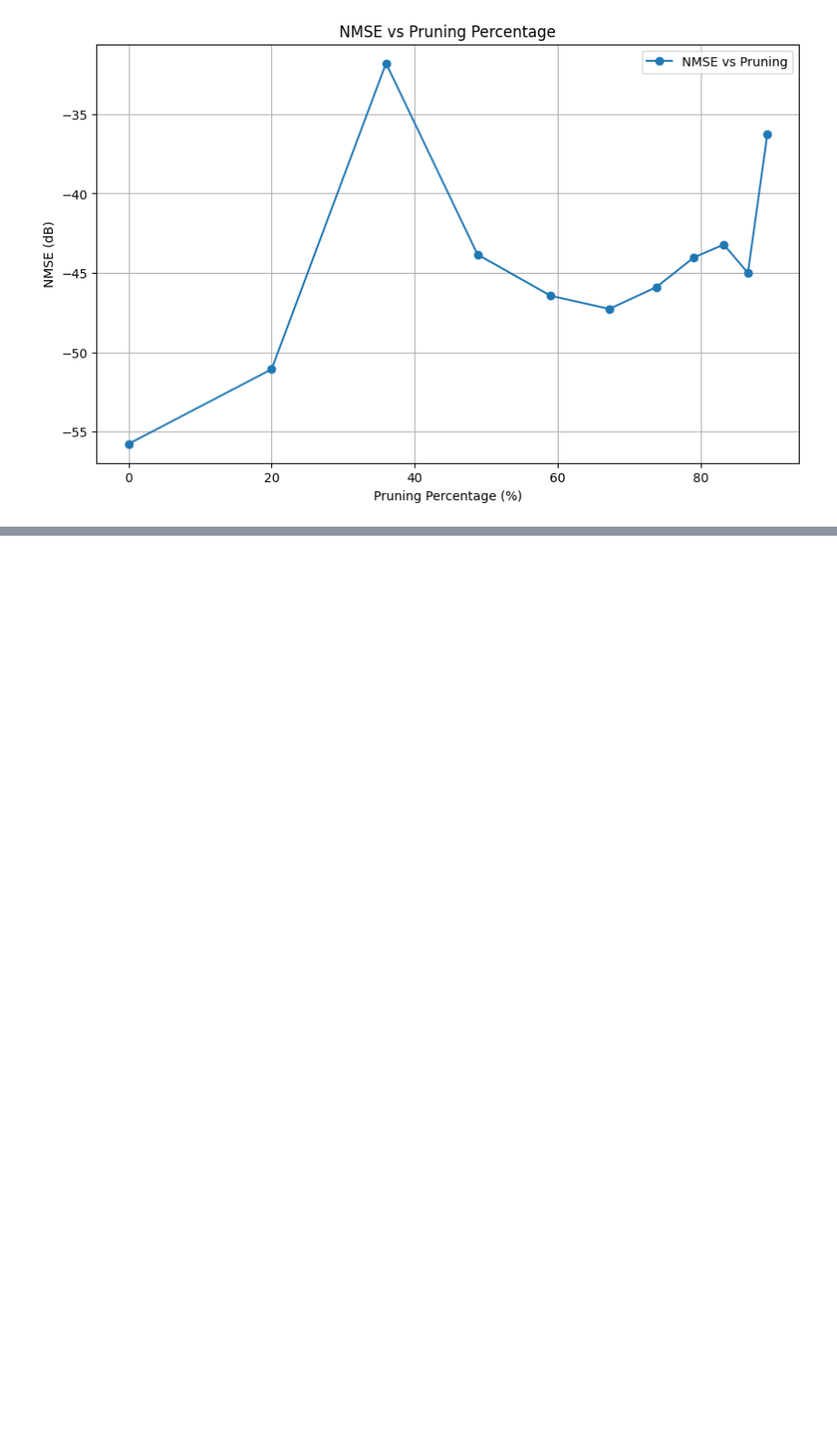
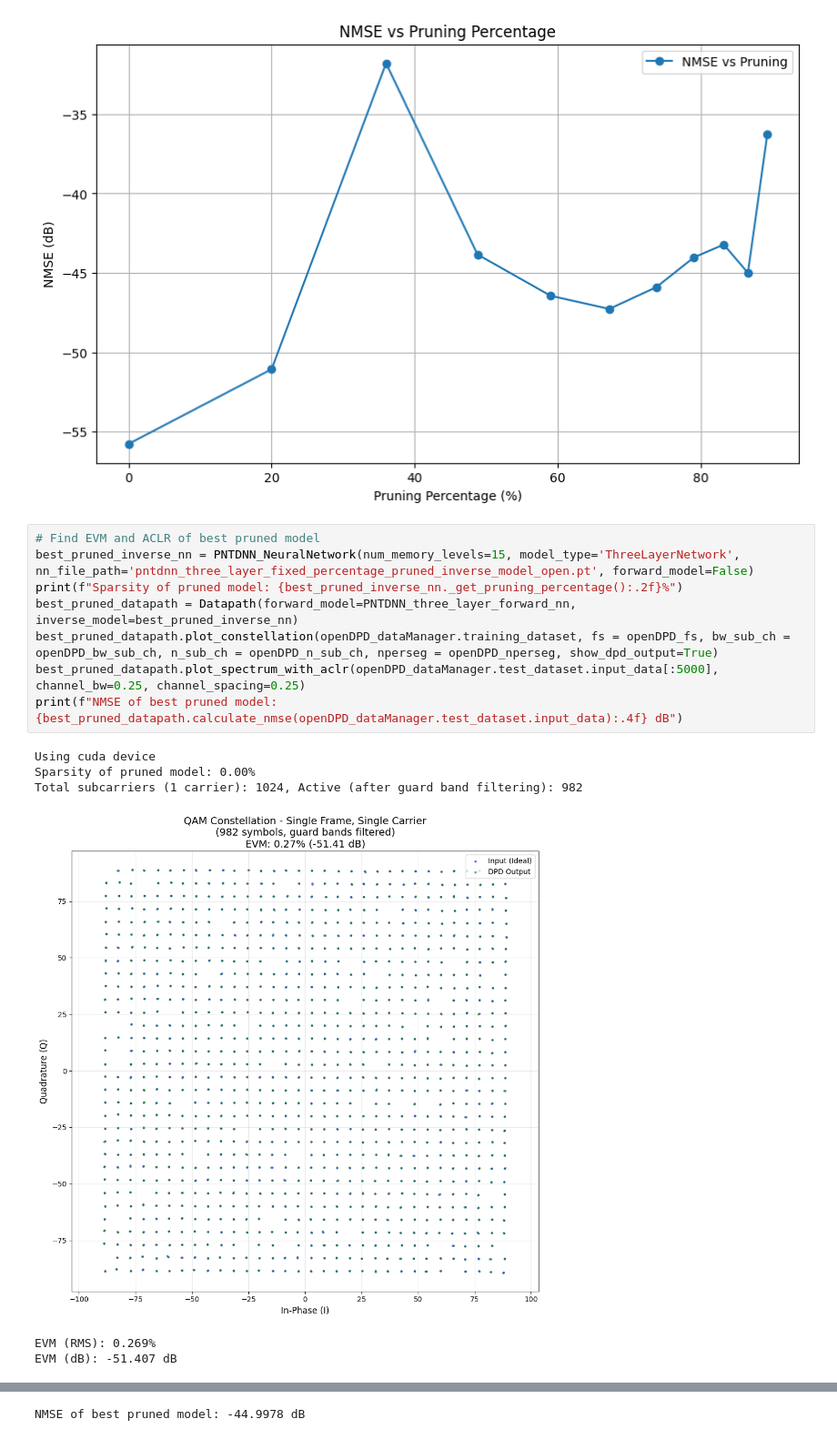
Before and after one commit to aquigney/sparseDPD, a Jupyter notebook: open_dpd_pruning/open_dpd_dataset_pruning.ipynb, the cells around one changed output, grey strips where cells are left out. Shown at 91% size. Drawn from its saved outputs; the diff is of its cells as text; blank space fills up the shorter version.

```diff
--- a/open_dpd_pruning/open_dpd_dataset_pruning.ipynb
+++ b/open_dpd_pruning/open_dpd_dataset_pruning.ipynb
@@ -669,3 +709,18 @@ Iteration 1/1 (Block 1/1, samples 0-294912) - NMSE: -36.4895 dB
 --------------------------------------------------
 NMSE: -36.2891 dB
 [figure]
+# %%
+# Find EVM and ACLR of best pruned model
+best_pruned_inverse_nn = PNTDNN_NeuralNetwork(num_memory_levels=15, model_type='ThreeLayerNetwork', nn_file_path='pntdnn_three_layer_fixed_percentage_pruned_inverse_model_open.pt', forward_model=False)
+print(f"Sparsity of pruned model: {best_pruned_inverse_nn._get_pruning_percentage():.2f}%")
+best_pruned_datapath = Datapath(forward_model=PNTDNN_three_layer_forward_nn, inverse_model=best_pruned_inverse_nn)
+best_pruned_datapath.plot_constellation(openDPD_dataManager.training_dataset, fs = openDPD_fs, bw_sub_ch = openDPD_bw_sub_ch, n_sub_ch = openDPD_n_sub_ch, nperseg = openDPD_nperseg, show_dpd_output=True)
+best_pruned_datapath.plot_spectrum_with_aclr(openDPD_dataManager.test_dataset.input_data[:5000], channel_bw=0.25, channel_spacing=0.25)
+print(f"NMSE of best pruned model: {best_pruned_datapath.calculate_nmse(openDPD_dataManager.test_dataset.input_data):.4f} dB")
+# %% [output]
+Using cuda device
+Sparsity of pruned model: 0.00%
+Total subcarriers (1 carrier): 1024, Active (after guard band filtering): 982
+[figure, added]
+EVM (RMS): 0.269%
+EVM (dB): -51.407 dB
@@ -671,0 +728 @@ NMSE: -36.2891 dB
+NMSE of best pruned model: -44.9978 dB
```
Also changed, not shown: parts of 13 cells of this notebook, 3 other files.
